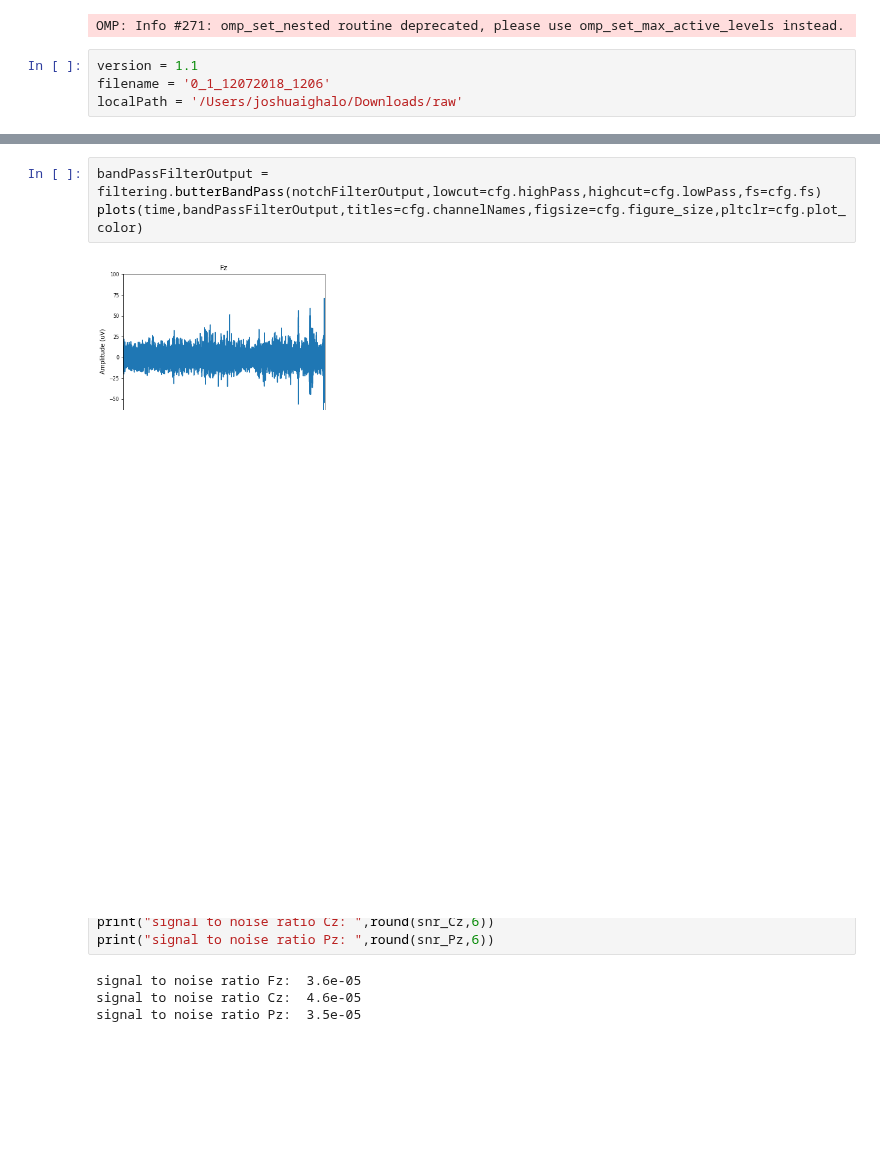
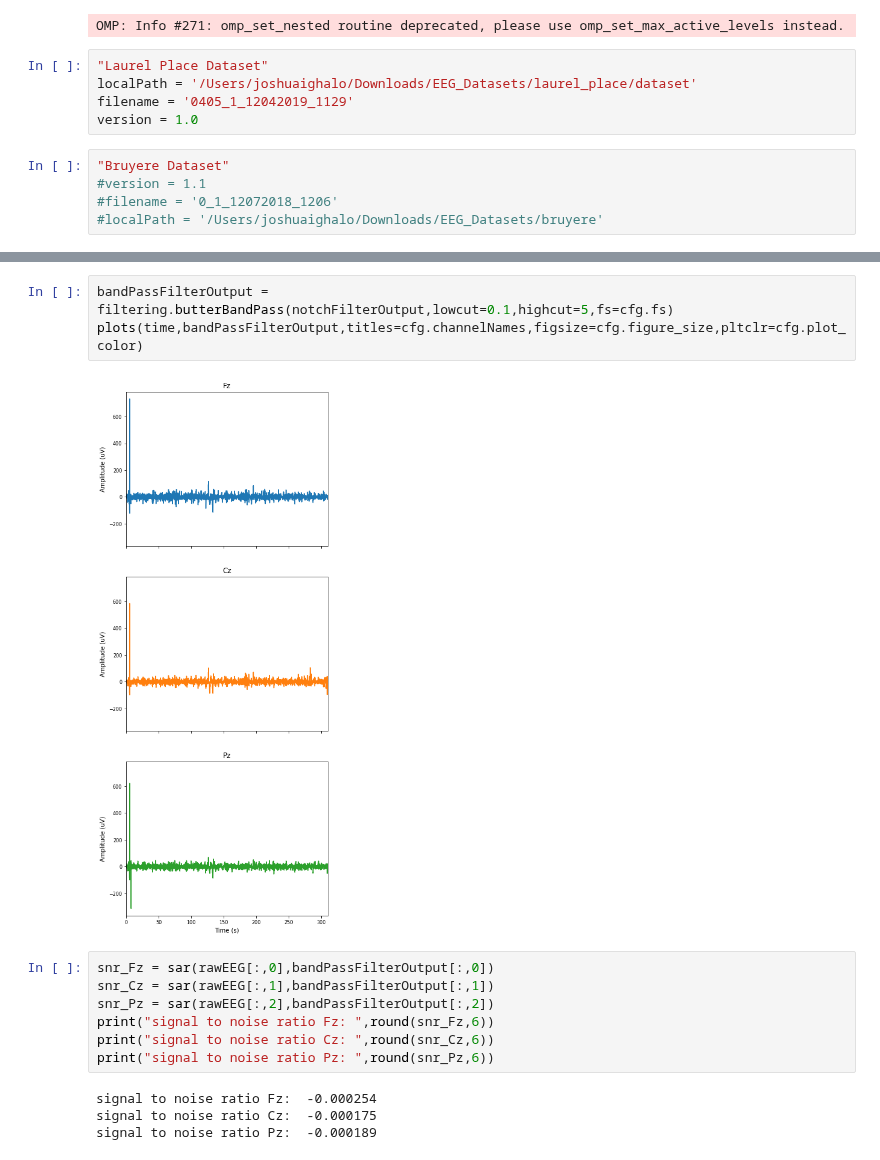
Before and after one commit to iggy96/Dementia-EEG-Analysis, a Jupyter notebook: preprocess_single.ipynb, the cells around one changed output, grey strips where cells are left out. Saved outputs shown, nothing was run; the diff lists cells and outputs as text; blank space fills up the shorter version.

```diff
--- a/preprocess_single.ipynb
+++ b/preprocess_single.ipynb
@@ -3,10 +3,16 @@ from fn_cfg import *
 import params as cfg
 # %% [output]
 OMP: Info #271: omp_set_nested routine deprecated, please use omp_set_max_active_levels instead.
+# %%
+"Laurel Place Dataset"
+localPath = '/Users/joshuaighalo/Downloads/EEG_Datasets/laurel_place/dataset'
+filename = '0405_1_12042019_1129'
+version = 1.0
 # %%
-version = 1.1
-filename = '0_1_12072018_1206'
-localPath = '/Users/joshuaighalo/Downloads/raw'
+"Bruyere Dataset"
+#version = 1.1
+#filename = '0_1_12072018_1206'
+#localPath = '/Users/joshuaighalo/Downloads/EEG_Datasets/bruyere'
 # %%
 device = importFile.neurocatch()
 fileObjects = device.init(version,filename,localPath)
@@ -50,8 +43,8 @@ plots(time,adaptiveFilterOutput,titles=cfg.channelNames,figsize=cfg.figure_size,
 # %%
-bandPassFilterOutput = filtering.butterBandPass(notchFilterOutput,lowcut=cfg.highPass,highcut=cfg.lowPass,fs=cfg.fs)
+bandPassFilterOutput = filtering.butterBandPass(notchFilterOutput,lowcut=0.1,highcut=5,fs=cfg.fs)
 plots(time,bandPassFilterOutput,titles=cfg.channelNames,figsize=cfg.figure_size,pltclr=cfg.plot_color)
 # %% [output]
-[figure, old version]
+[figure, new version]
 # %%
 snr_Fz = sar(rawEEG[:,0],bandPassFilterOutput[:,0])
 snr_Cz = sar(rawEEG[:,1],bandPassFilterOutput[:,1])
@@ -60,9 +53,9 @@ print("signal to noise ratio Fz: ",round(snr_Fz,6))
 print("signal to noise ratio Cz: ",round(snr_Cz,6))
 print("signal to noise ratio Pz: ",round(snr_Pz,6))
 # %% [output]
-signal to noise ratio Fz:  3.6e-05
-signal to noise ratio Cz:  4.6e-05
-signal to noise ratio Pz:  3.5e-05
+signal to noise ratio Fz:  -0.000254
+signal to noise ratio Cz:  -0.000175
+signal to noise ratio Pz:  -0.000189
 # %%
 erps = erpExtraction()
 N1P3 = erps.N100P300(trigOutput,bandPassFilterOutput,time,stimTrig=cfg.stimTrig,clip=cfg.clip)
```
Also changed, not shown: parts of 6 cells of this notebook.
